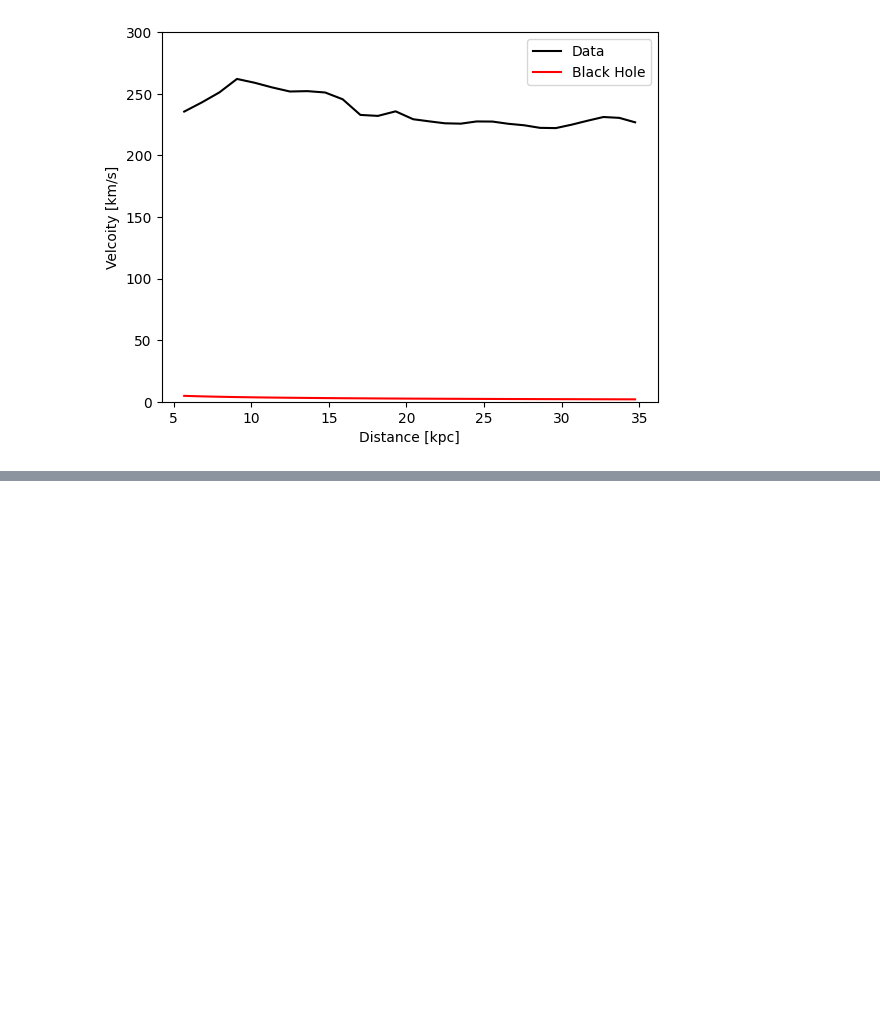
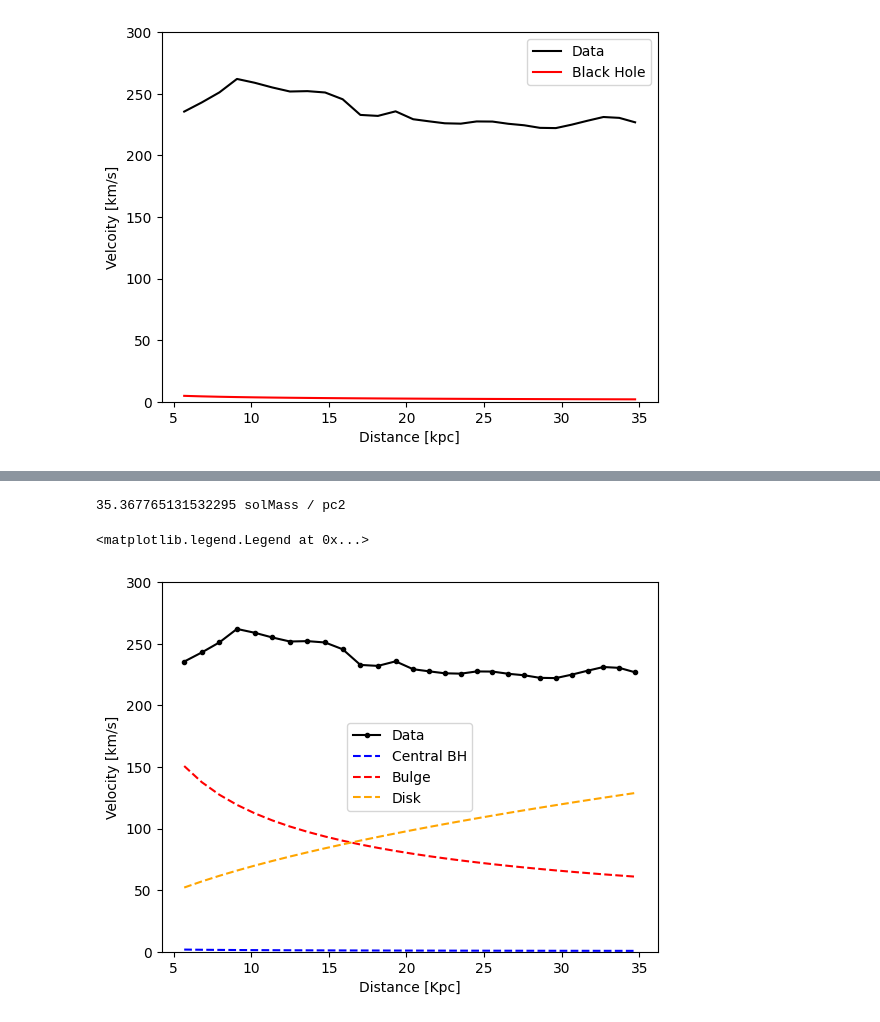
Before and after one commit to MasonG702/1221-Dark-Matter, a Jupyter notebook: astro1221_01_09_23_rotation_curve.ipynb, the cells around one changed output, grey strips where cells are left out. Drawn from its saved outputs; the diff is of its cells as text; code cells hidden in the pictures; blank space fills up the shorter version.

```diff
--- a/astro1221_01_09_23_rotation_curve.ipynb
+++ b/astro1221_01_09_23_rotation_curve.ipynb
@@ -83,0 +128,15 @@ plt.legend()
+# %%
+mass_disk = 10e10 * u.solMass
+size_disk = 30 * 1000 * u.parsec
+rho_disk = mass_disk / (np.pi * size_disk**2)
+print(rho_disk.to(u.solMass / u.parsec**2))
+# %% [output]
+35.367765131532295 solMass / pc2
+# %%
+def calc_mass_disk(density, radius):
+  area = np.pi * (radius)**2
+  disk_mass = density * area
+  return(disk_mass)
+
+disk_mass_arr = calc_mass_disk(rho_disk , radius_arr)
+rotational_velocity_disk_arr = (calc_rotational_velocity(disk_mass_arr, radius_arr))
@@ -83,0 +151,15 @@ plt.legend()
+# %%
+dis = tab["col2"]
+vel = tab["col3"]
+plt.plot(dis, vel, color="black", label="Data", marker=".")
+plt.plot(radius_arr.value / 1e3, rotational_velocity_arr.to(u.km / u.s).value, color="blue", linestyle="dashed", label="Central BH")
+plt.plot(radius_arr.value / 1e3, rotational_velocity_bulge_arr.to(u.km / u.s).value, color="red", linestyle="dashed", label="Bulge")
+plt.plot(radius_arr.value / 1e3, rotational_velocity_disk_arr.to(u.km / u.s).value, color="orange", linestyle="dashed", label="Disk")
+
+plt.xlabel("Distance [Kpc]")
+plt.ylabel("Velocity [km/s]")
+plt.ylim(0, 300)
+plt.legend()
+# %% [output]
+<matplotlib.legend.Legend at 0x...>
+[figure, added]
```
Also changed, not shown: parts of 5 cells of this notebook.
